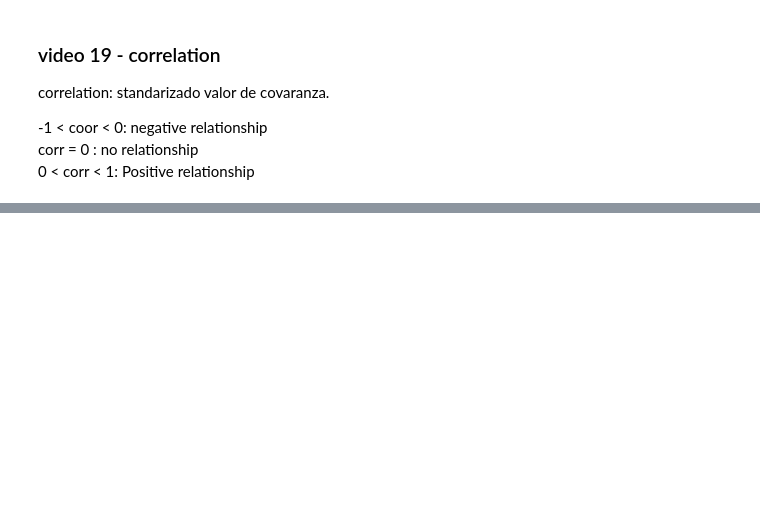
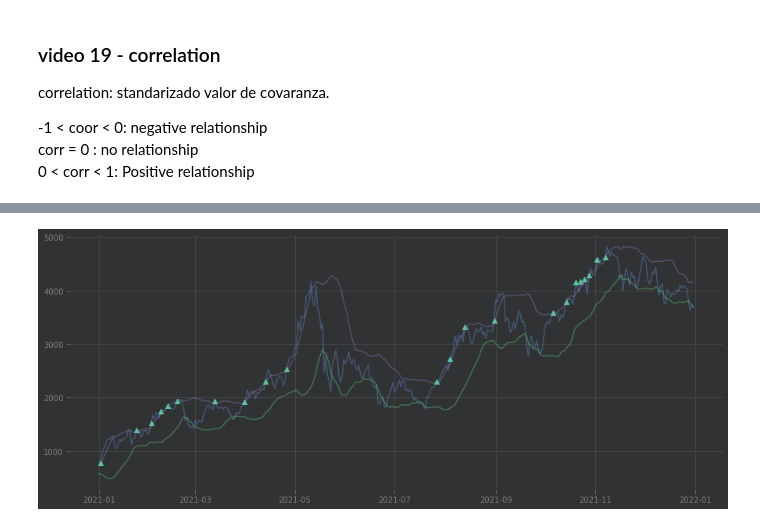
Before and after one commit to AgustinSt1990/FinanzasQuant, a Jupyter notebook: 001-Application-udemy.ipynb, the cells around one changed output, grey strips where cells are left out. Cells and saved outputs as stored; diff of their text form; code cells hidden in the pictures; blank space fills up the shorter version.

```diff
--- a/001-Application-udemy.ipynb
+++ b/001-Application-udemy.ipynb
@@ -270,0 +712,24 @@ df.corr()
+# %%
+# We plot all the signal to be sure that the be correct
+
+# Select all signal in a index list to plot only this points
+idx = dates
+year = '2021'
+
+# Adapt the size of the graph
+plt.figure(figsize=(15,6))
+
+# Plot the points of the open long signal in green
+plt.scatter(df.loc[idx].loc[year].index, df.loc[idx]['Adj Close'].loc[year], color='#57CE95', marker='^')
+
+# Plot the point of the close long signal in blue
+
+# Plot the rsi to be sure that the conditions are completed
+plt.plot(df['Adj Close'].loc[year].index, df['Adj Close'].loc[year], alpha=0.35)
+plt.plot(df['bb_bbl'].loc[year].index, df['bb_bbl'].loc[year], alpha=0.35)
+plt.plot(df['bb_bbh'].loc[year].index, df['bb_bbh'].loc[year], alpha=0.35)
+
+# Show the graph
+plt.show()
+# %% [output]
+[figure, added]
```
Also changed, not shown: parts of 57 cells of this notebook, 6 other files.
